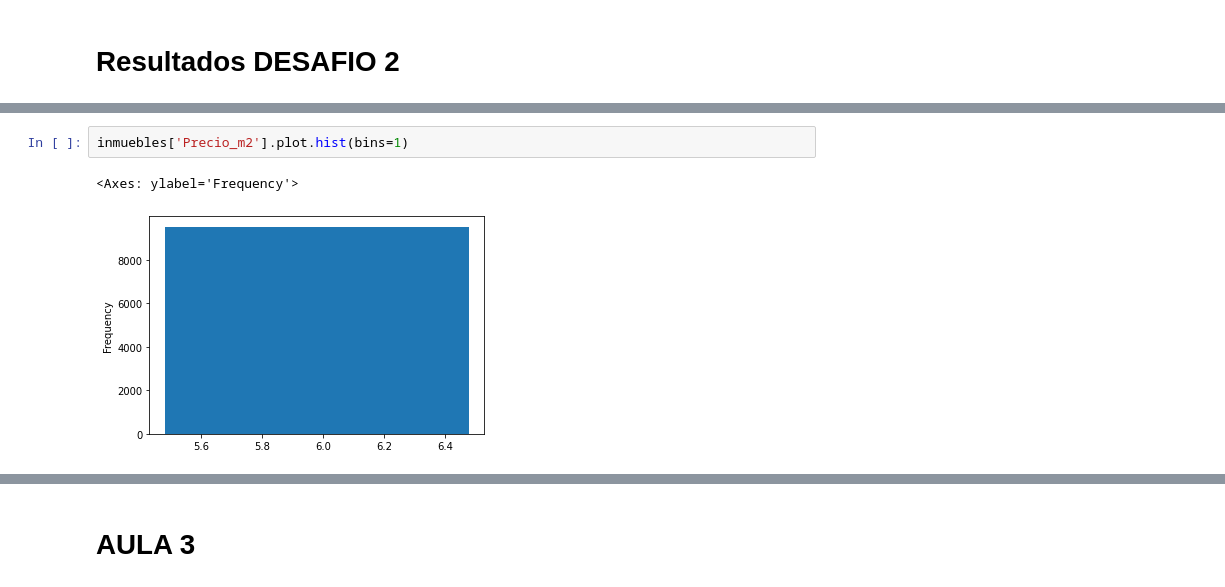
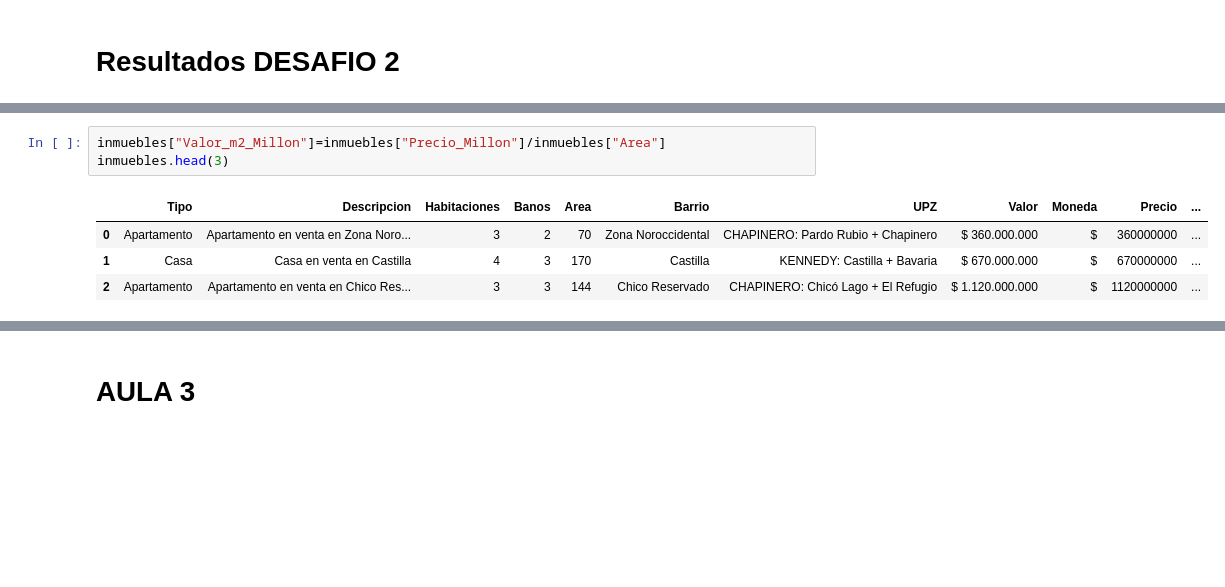
Before and after one commit to LeopoldoGitHub/InmersionAlura, a Jupyter notebook: Copia_de_Inmersion_datos_aula1_aula2Leopoldo.ipynb, the cells around one changed output, grey strips where cells are left out. Drawn from its saved outputs; the diff is of its cells as text; blank space fills up the shorter version.

```diff
--- a/Copia_de_Inmersion_datos_aula1_aula2Leopoldo.ipynb
+++ b/Copia_de_Inmersion_datos_aula1_aula2Leopoldo.ipynb
@@ -1251,5 +1233,8 @@ plt.show()
-# %%
-inmuebles['Precio_m2'].plot.hist(bins=1)
-# %% [output]
-<Axes: ylabel='Frequency'>
-[figure, removed]
+# %%
+inmuebles["Valor_m2_Millon"]=inmuebles["Precio_Millon"]/inmuebles["Area"]
+inmuebles.head(3)
+# %% [output]
+|  | Tipo | Descripcion | Habitaciones | Banos | Area | Barrio | UPZ | Valor | Moneda | Precio | ... |
+| 0 | Apartamento | Apartamento en venta en Zona Noro... | 3 | 2 | 70 | Zona Noroccidental | CHAPINERO: Pardo Rubio + Chapinero | $ 360.000.000 | $ | 360000000 | ... |
+| 1 | Casa | Casa en venta en Castilla | 4 | 3 | 170 | Castilla | KENNEDY: Castilla + Bavaria | $ 670.000.000 | $ | 670000000 | ... |
+| 2 | Apartamento | Apartamento en venta en Chico Res... | 3 | 3 | 144 | Chico Reservado | CHAPINERO: Chicó Lago + El Refugio | $ 1.120.000.000 | $ | 1120000000 | ... |
```
Also changed, not shown: parts of 7 cells of this notebook.
